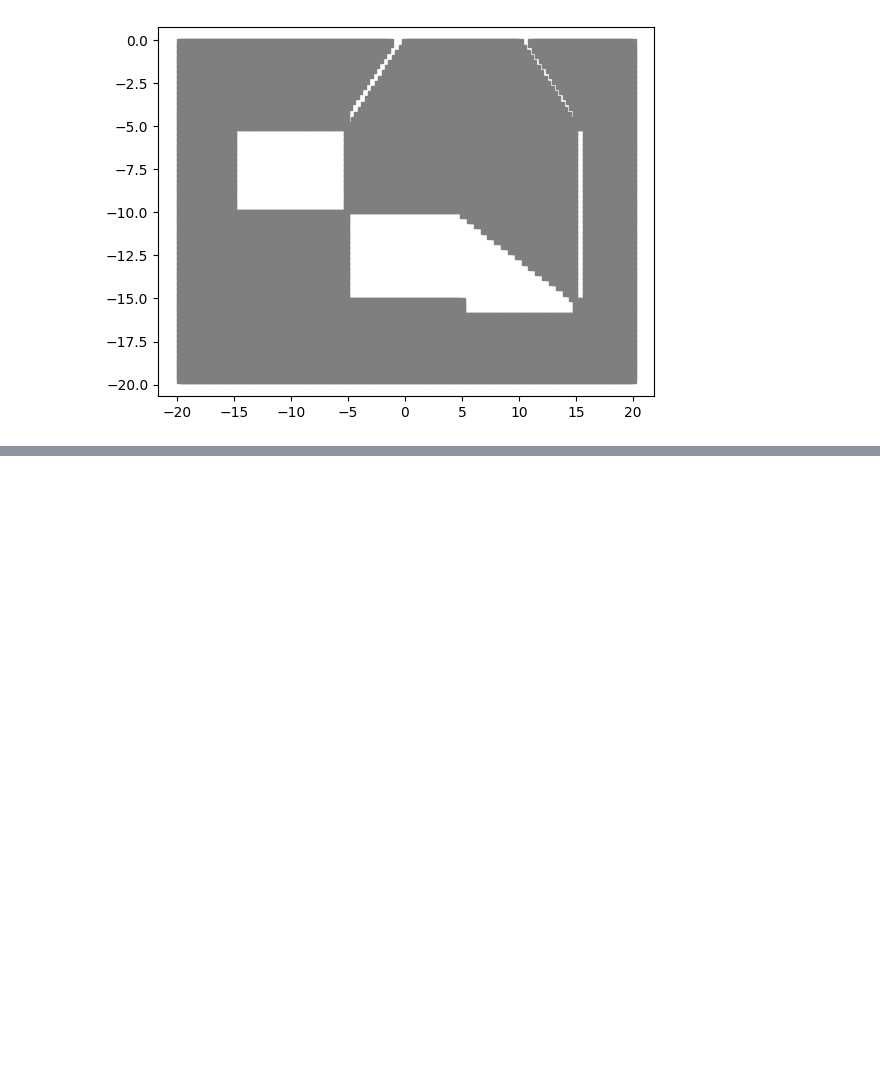
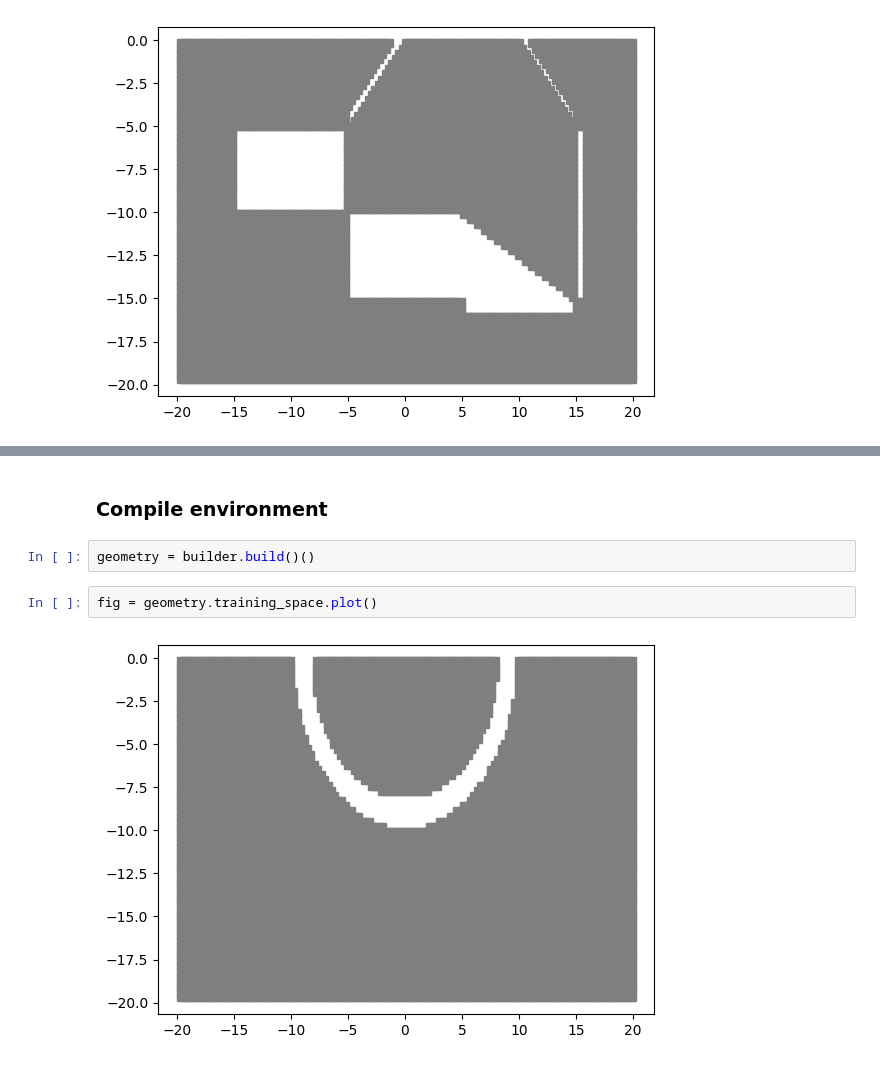
Before and after one commit to 1101AlexZab1011/SpatialMemory, a Jupyter notebook: examples/create_environment.ipynb, the cells around one changed output, grey strips where cells are left out. Cells and saved outputs as stored; diff of their text form; blank space fills up the shorter version.

```diff
--- a/examples/create_environment.ipynb
+++ b/examples/create_environment.ipynb
@@ -183,0 +258,8 @@ fig = geometry.training_space.plot()
+# %% [markdown]
+### Compile environment
+# %%
+geometry = builder.build()()
+# %%
+fig = geometry.training_space.plot()
+# %% [output]
+[figure, added]
```
Also changed, not shown: parts of 9 cells of this notebook, 19 other files.
